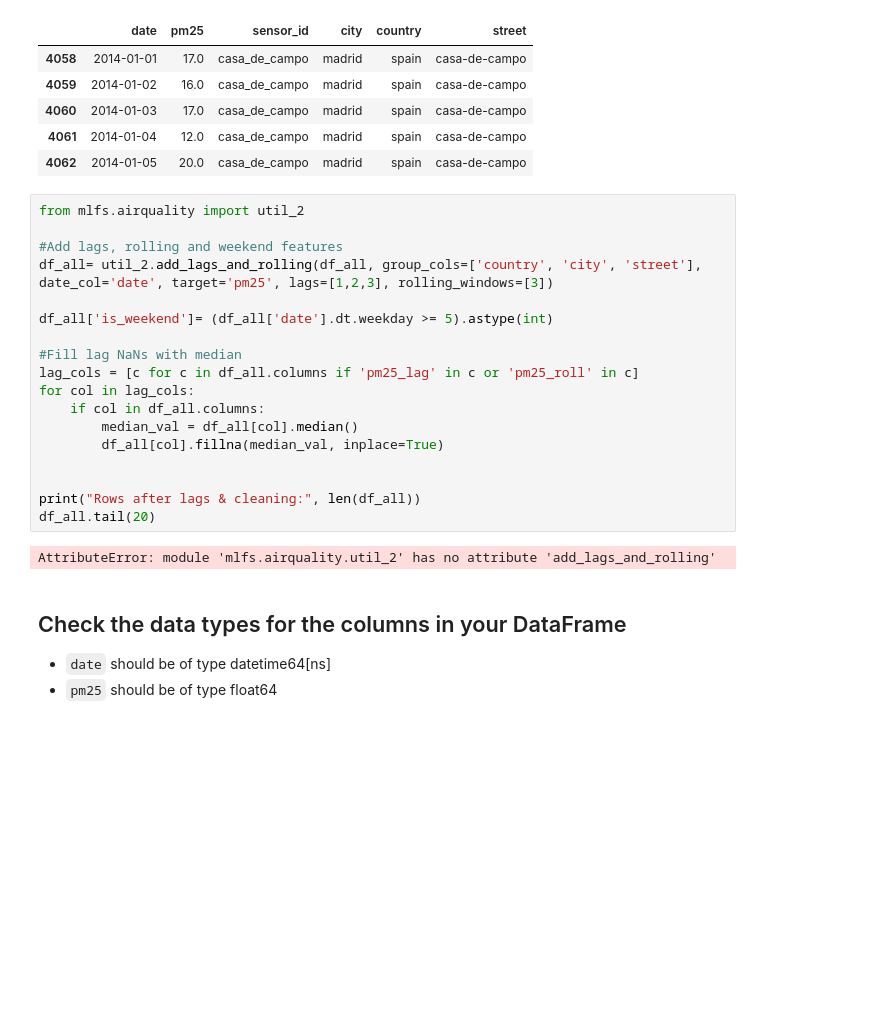
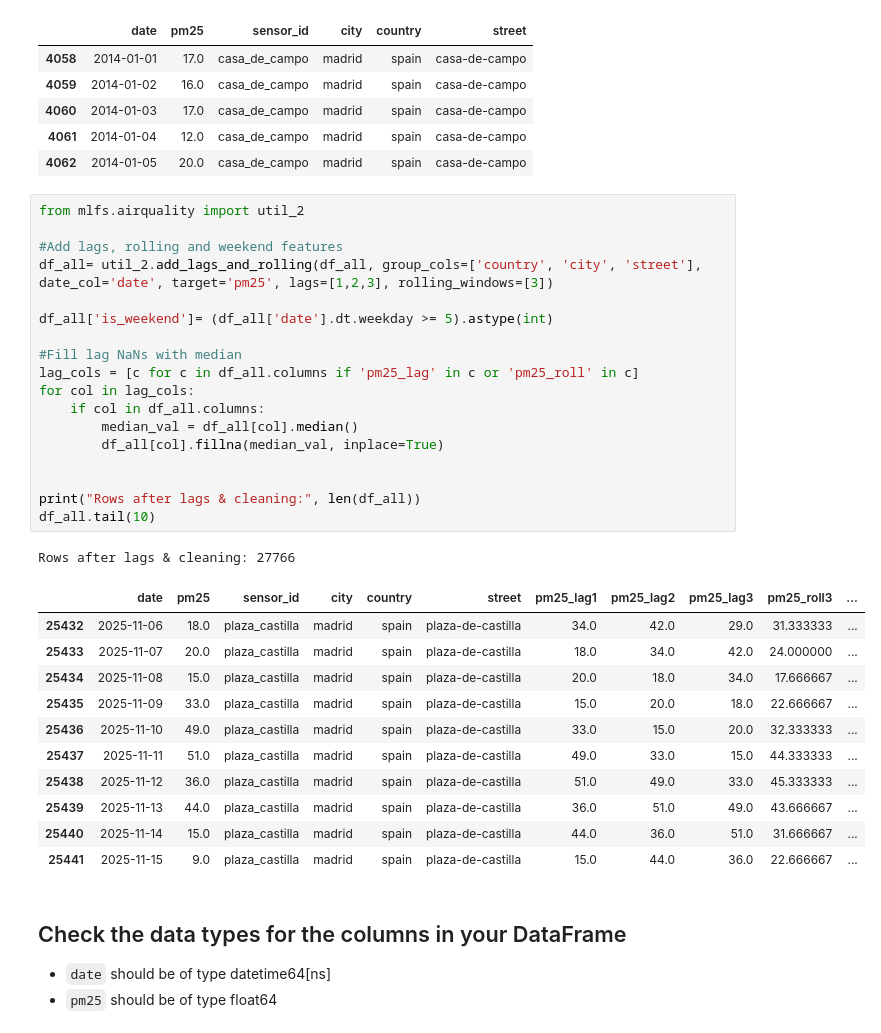
Before and after one commit to david-bazalduaa/Air-Quality-Prediction-Service-Madrid, a Jupyter notebook: notebooks/airquality/1_air_quality_feature_backfill.ipynb, the cells around one changed output. Saved outputs shown, nothing was run; the diff lists cells and outputs as text; blank space fills up the shorter version.

```diff
--- a/notebooks/airquality/1_air_quality_feature_backfill.ipynb
+++ b/notebooks/airquality/1_air_quality_feature_backfill.ipynb
@@ -277,23 +273,34 @@ Reading /Users/davidbazalduamendez/Documents/GitHub/Air-Quality-Prediction-Servi
 # %%
 from mlfs.airquality import util_2
 
 #Add lags, rolling and weekend features
 df_all= util_2.add_lags_and_rolling(df_all, group_cols=['country', 'city', 'street'], date_col='date', target='pm25', lags=[1,2,3], rolling_windows=[3])
 
 df_all['is_weekend']= (df_all['date'].dt.weekday >= 5).astype(int)
 
 #Fill lag NaNs with median
 lag_cols = [c for c in df_all.columns if 'pm25_lag' in c or 'pm25_roll' in c]
 for col in lag_cols:
     if col in df_all.columns:
         median_val = df_all[col].median()
         df_all[col].fillna(median_val, inplace=True)
 
 
 print("Rows after lags & cleaning:", len(df_all))
-df_all.tail(20)
+df_all.tail(10)
 # %% [output]
-AttributeError: module 'mlfs.airquality.util_2' has no attribute 'add_lags_and_rolling'
+Rows after lags & cleaning: 27766
+|  | date | pm25 | sensor_id | city | country | street | pm25_lag1 | pm25_lag2 | pm25_lag3 | pm25_roll3 | ... |
+| 25432 | 2025-11-06 | 18.0 | plaza_castilla | madrid | spain | plaza-de-castilla | 34.0 | 42.0 | 29.0 | 31.333333 | ... |
+| 25433 | 2025-11-07 | 20.0 | plaza_castilla | madrid | spain | plaza-de-castilla | 18.0 | 34.0 | 42.0 | 24.000000 | ... |
+| 25434 | 2025-11-08 | 15.0 | plaza_castilla | madrid | spain | plaza-de-castilla | 20.0 | 18.0 | 34.0 | 17.666667 | ... |
+| 25435 | 2025-11-09 | 33.0 | plaza_castilla | madrid | spain | plaza-de-castilla | 15.0 | 20.0 | 18.0 | 22.666667 | ... |
+| 25436 | 2025-11-10 | 49.0 | plaza_castilla | madrid | spain | plaza-de-castilla | 33.0 | 15.0 | 20.0 | 32.333333 | ... |
+| 25437 | 2025-11-11 | 51.0 | plaza_castilla | madrid | spain | plaza-de-castilla | 49.0 | 33.0 | 15.0 | 44.333333 | ... |
+| 25438 | 2025-11-12 | 36.0 | plaza_castilla | madrid | spain | plaza-de-castilla | 51.0 | 49.0 | 33.0 | 45.333333 | ... |
+| 25439 | 2025-11-13 | 44.0 | plaza_castilla | madrid | spain | plaza-de-castilla | 36.0 | 51.0 | 49.0 | 43.666667 | ... |
+| 25440 | 2025-11-14 | 15.0 | plaza_castilla | madrid | spain | plaza-de-castilla | 44.0 | 36.0 | 51.0 | 31.666667 | ... |
+| 25441 | 2025-11-15 | 9.0 | plaza_castilla | madrid | spain | plaza-de-castilla | 15.0 | 44.0 | 36.0 | 22.666667 | ... |
 # %% [markdown]
 ## Check the data types for the columns in your DataFrame
 
```
Also changed, not shown: parts of 6 cells of this notebook.
